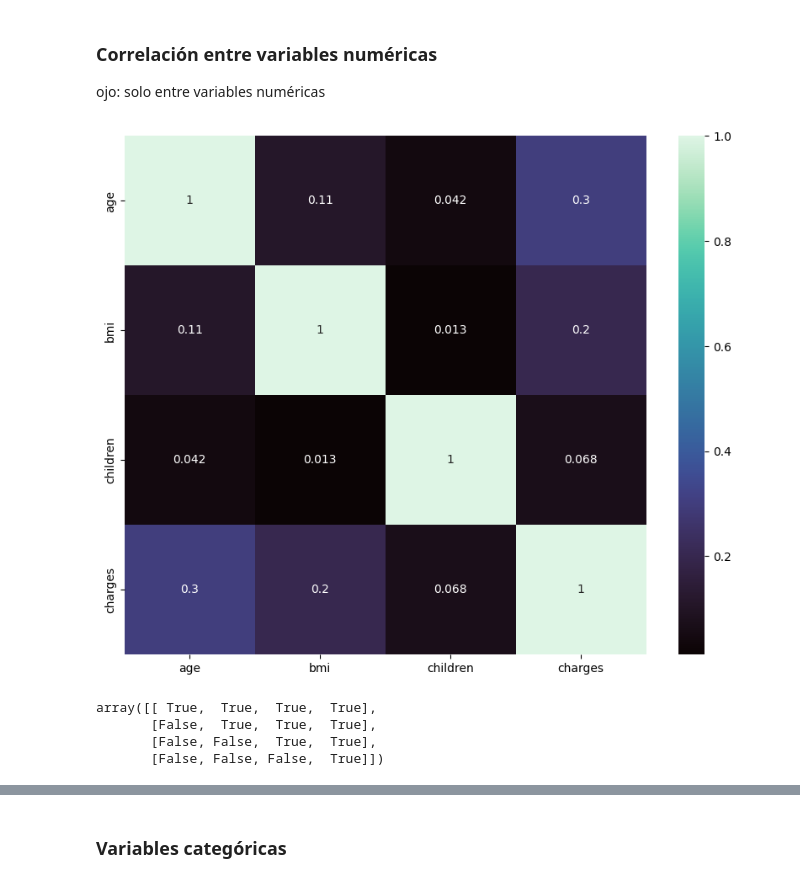
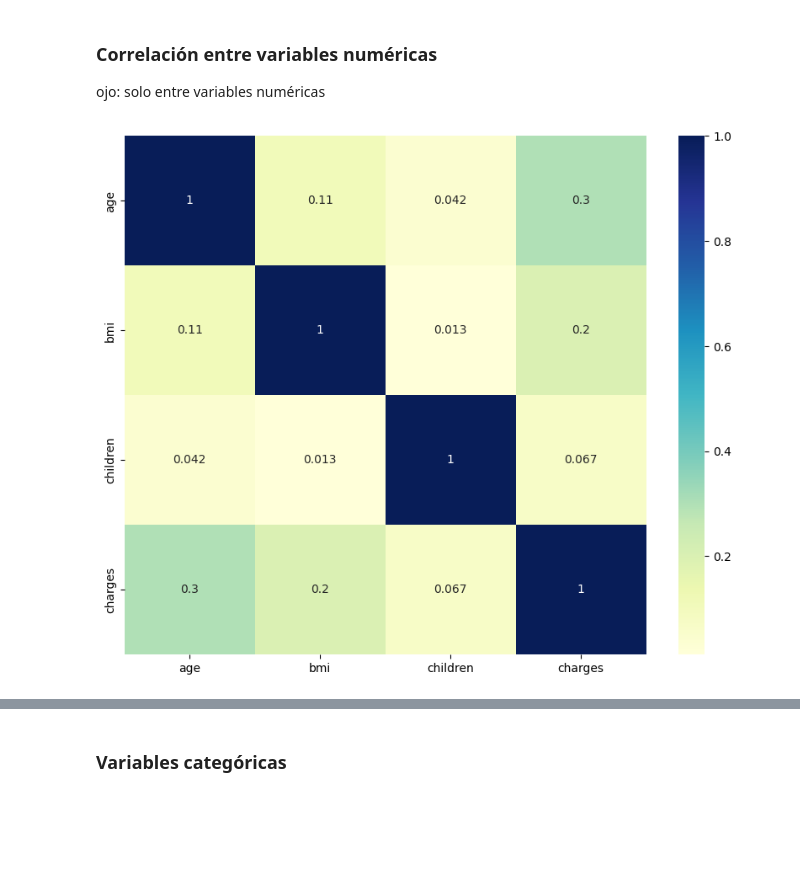
Before and after one commit to annassanchez/lab-ml, a Jupyter notebook: ml_clean.ipynb, the cells around one changed output, grey strips where cells are left out. Drawn from its saved outputs; the diff is of its cells as text; code cells hidden in the pictures; blank space fills up the shorter version.

```diff
--- a/ml_clean.ipynb
+++ b/ml_clean.ipynb
@@ -109,0 +116,2 @@ df.describe().T
+# %%
+df.drop_duplicates(inplace=True)
@@ -202,18 +190,7 @@ Mirando la mezcla de variables respuesta + variables predictoras, vemos que dond
 ojo: solo entre variables numéricas
 # %%
 sns.heatmap(df.corr(),
-           cmap = "mako",
+           cmap = "YlGnBu",
            annot = True);
 # %% [output]
-[figure, old version]
+[figure, new version]
-# %%
-# creamos un dataframe todo de unos de la misma forma que nuestra matriz de correlación
-## creamos una matriz triangular
-
-mask = np.triu(np.ones_like(df.corr(), dtype = bool))
-mask
-# %% [output]
-array([[ True,  True,  True,  True],
-       [False,  True,  True,  True],
-       [False, False,  True,  True],
-       [False, False, False,  True]])
```
Also changed, not shown: parts of 123 cells of this notebook.
